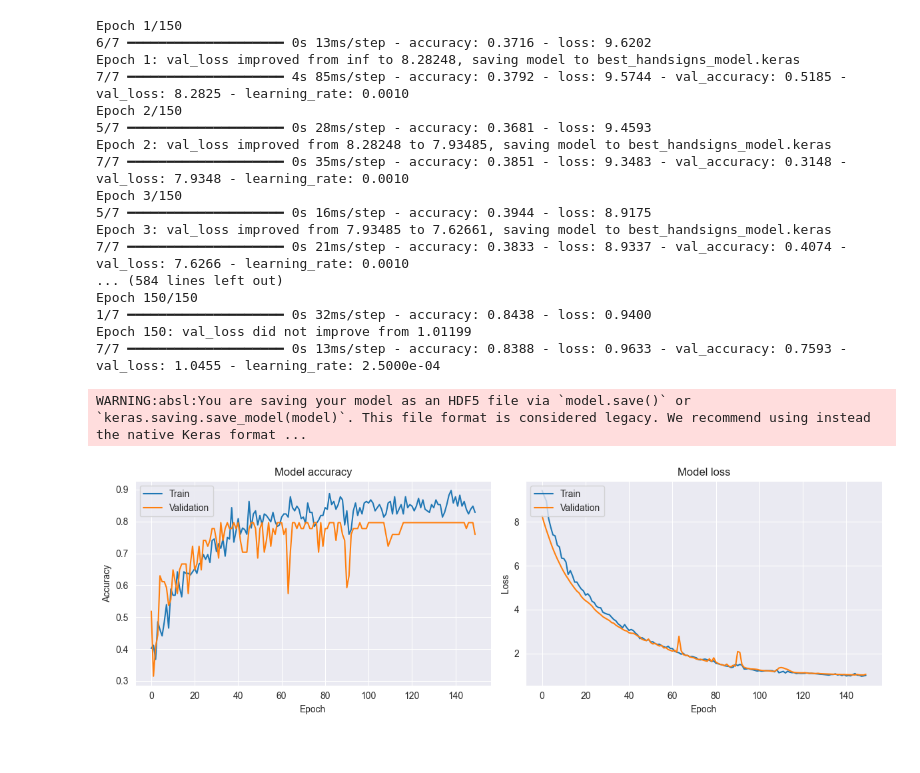
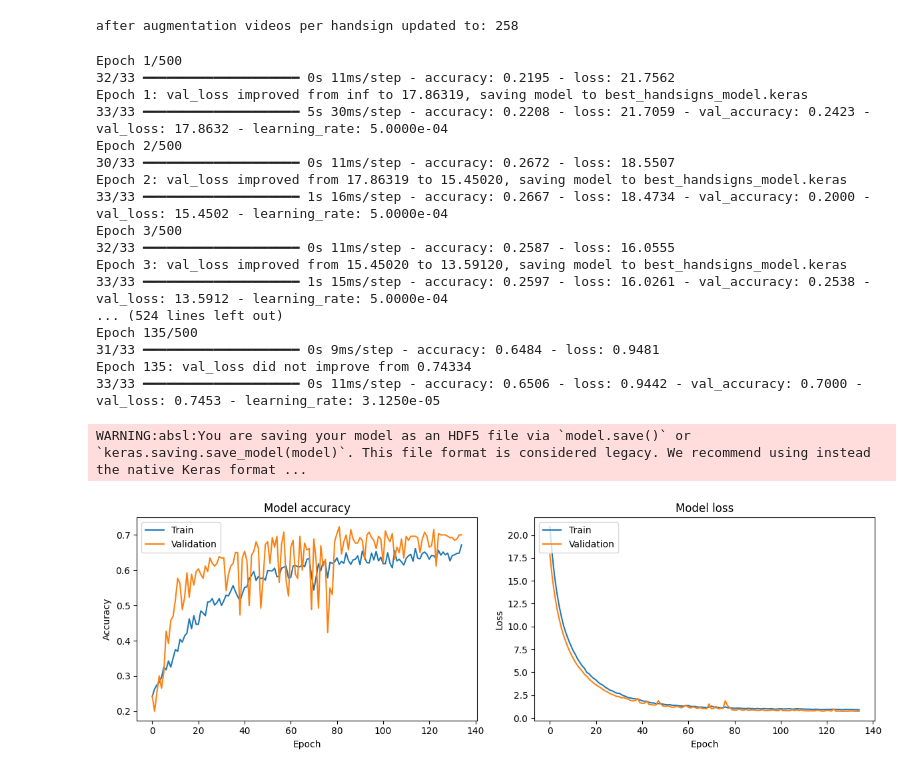
Before and after one commit to jkevorkian/neural-network-manopedia, a Jupyter notebook: building-and-trainingV2.ipynb, the cells around one changed output. Drawn from its saved outputs; the diff is of its cells as text; code cells hidden in the pictures.

Commit message:
adding new data augmentation section that duplicates videos applying linear transformations and noise to the data as to artificiall make a more robust dataset

```diff
--- a/building-and-trainingV2.ipynb
+++ b/building-and-trainingV2.ipynb
@@ -4,20 +4,23 @@
 import numpy as np
 
 # Define the parameters for the data shape
-num_handsigns = 4
+num_handsigns = 5
 videos_per_handsign = 86
-frames_per_video = 20
+frames_per_video = 10
 num_landmarks = 51
 num_coordinates = 3
 
+data_augmentation = True
+num_augmented_versions = 2  #how many videos will be created from augmenting each sigle video from the dataset
+
 # Hand sign mapping
 handsign_names = {
-    0: "ninguna seña",
+    0: "C",
     1: "cumpleaños",
     2: "mujer",
-    3: "sordo"
-    #4: "Verde",
-    #5: "Amarillo",
+    3: "sordo",
+    4: "L",
+    #5: "C",
     #5: "Brillante",
     #7: "Celeste",
     #8: "Colores",
@@ -176,16 +281,16 @@ model = Sequential([
     Reshape((frames_per_video, num_landmarks * num_coordinates), input_shape=(frames_per_video, num_landmarks, num_coordinates)),
 
     # LSTM layers with Dropout and Batch Normalization to reduce overfitting
-    LSTM(64, return_sequences=True, kernel_regularizer=l2(0.02)),
+    LSTM(64, return_sequences=True, kernel_regularizer=l2(0.05)),
     BatchNormalization(),
     Dropout(0.7),
 
-    LSTM(64, return_sequences=False, kernel_regularizer=l2(0.02)),
+    LSTM(128, return_sequences=False, kernel_regularizer=l2(0.05)),
     BatchNormalization(),
     Dropout(0.7),
 
     # Fully connected layer
-    Dense(128, activation='relu', kernel_regularizer=l2(0.02)),
+    Dense(64, activation='relu', kernel_regularizer=l2(0.05)),
     BatchNormalization(),
     Dropout(0.7),
 
@@ -194,7 +299,7 @@ model = Sequential([
 ])
 
 # Specify a learning rate
-learning_rate = 0.001
+learning_rate = 0.0005
 
 model.compile(optimizer=Adam(learning_rate=learning_rate), loss='sparse_categorical_crossentropy', metrics=['accuracy'])
 
@@ -204,10 +309,17 @@ model.compile(optimizer=Adam(learning_rate=learning_rate), loss='sparse_categori
 from sklearn.model_selection import train_test_split
 import shutil
 
-# Load the data from the .npy file
-shutil.copy('handsigns_data.npy', 'copy_handsigns_data.npy')
-data_array = np.load('copy_handsigns_data.npy')
+# Load the data from the .npy file, making a copy to use for training as to not modify the original extracted data
+if data_augmentation:
+    shutil.copy('handsigns_data_augmented.npy', 'handsigns_data_training_copy.npy')
+    data_array = np.load('handsigns_data_training_copy.npy')
 
+    # Update videos_per_handsign based on augmentation
+    #videos_per_handsign = data_array.shape[1]  # Dynamically update based on the new augmented shape
+    print("after augmentation videos per handsign updated to: " + str(data_array.shape[1]))
+else:
+    shutil.copy('handsigns_data.npy', 'handsigns_data_training_copy.npy')
+    data_array = np.load('handsigns_data_training_copy.npy')
 
 
 # X remains unchanged
@@ -254,6 +366,8 @@ X_val = X_val.reshape(-1, frames_per_video, num_landmarks, num_coordinates)
 # Flatten y_train and y_val
 y_train = y_train.flatten()
 y_val = y_val.flatten()
+# %% [output]
+after augmentation videos per handsign updated to: 258
 # %%
 ##          MODEL TRAINING          ##
 from tensorflow.keras.callbacks import EarlyStopping, ModelCheckpoint, ReduceLROnPlateau
@@ -270,10 +384,10 @@ reduce_lr = ReduceLROnPlateau(monitor='val_loss', factor=0.5, patience=5, min_lr
 # Train the model
 history = model.fit(
     X_train, y_train,
-    epochs=150,
+    epochs=500,
     batch_size=32,
     validation_data=(X_val, y_val),
-    callbacks=[checkpoint, reduce_lr]
+    callbacks=[early_stopping, checkpoint, reduce_lr]
 )
 
 
@@ -289,51 +403,51 @@ with open('training_history.pkl', 'wb') as f:
 
 ##          TRAINING HISTORY ANALYSIS           ##
 import matplotlib.pyplot as plt
 
 # Plot training & validation accuracy values
 plt.figure(figsize=(12, 4))
 plt.subplot(1, 2, 1)
 plt.plot(history.history['accuracy'])
 plt.plot(history.history['val_accuracy'])
 plt.title('Model accuracy')
 plt.ylabel('Accuracy')
 plt.xlabel('Epoch')
 plt.legend(['Train', 'Validation'], loc='upper left')
 
 # Plot training & validation loss values
 plt.subplot(1, 2, 2)
 plt.plot(history.history['loss'])
 plt.plot(history.history['val_loss'])
 plt.title('Model loss')
 plt.ylabel('Loss')
 plt.xlabel('Epoch')
 plt.legend(['Train', 'Validation'], loc='upper left')
 
 plt.tight_layout()
 plt.show()
 
 # If you want to save the plot instead of displaying it:
 # plt.savefig('training_history.png')
 # %% [output]
-Epoch 1/150
-6/7 ━━━━━━━━━━━━━━━━━━━━ 0s 13ms/step - accuracy: 0.3716 - loss: 9.6202
-Epoch 1: val_loss improved from inf to 8.28248, saving model to best_handsigns_model.keras
-7/7 ━━━━━━━━━━━━━━━━━━━━ 4s 85ms/step - accuracy: 0.3792 - loss: 9.5744 - val_accuracy: 0.5185 - val_loss: 8.2825 - learning_rate: 0.0010
-Epoch 2/150
-5/7 ━━━━━━━━━━━━━━━━━━━━ 0s 28ms/step - accuracy: 0.3681 - loss: 9.4593
-Epoch 2: val_loss improved from 8.28248 to 7.93485, saving model to best_handsigns_model.keras
-7/7 ━━━━━━━━━━━━━━━━━━━━ 0s 35ms/step - accuracy: 0.3851 - loss: 9.3483 - val_accuracy: 0.3148 - val_loss: 7.9348 - learning_rate: 0.0010
-Epoch 3/150
-5/7 ━━━━━━━━━━━━━━━━━━━━ 0s 16ms/step - accuracy: 0.3944 - loss: 8.9175
-Epoch 3: val_loss improved from 7.93485 to 7.62661, saving model to best_handsigns_model.keras
-7/7 ━━━━━━━━━━━━━━━━━━━━ 0s 21ms/step - accuracy: 0.3833 - loss: 8.9337 - val_accuracy: 0.4074 - val_loss: 7.6266 - learning_rate: 0.0010
-... (584 lines left out)
-Epoch 150/150
-1/7 ━━━━━━━━━━━━━━━━━━━━ 0s 32ms/step - accuracy: 0.8438 - loss: 0.9400
-Epoch 150: val_loss did not improve from 1.01199
-7/7 ━━━━━━━━━━━━━━━━━━━━ 0s 13ms/step - accuracy: 0.8388 - loss: 0.9633 - val_accuracy: 0.7593 - val_loss: 1.0455 - learning_rate: 2.5000e-04
+Epoch 1/500
+32/33 ━━━━━━━━━━━━━━━━━━━━ 0s 11ms/step - accuracy: 0.2195 - loss: 21.7562
+Epoch 1: val_loss improved from inf to 17.86319, saving model to best_handsigns_model.keras
+33/33 ━━━━━━━━━━━━━━━━━━━━ 5s 30ms/step - accuracy: 0.2208 - loss: 21.7059 - val_accuracy: 0.2423 - val_loss: 17.8632 - learning_rate: 5.0000e-04
+Epoch 2/500
+30/33 ━━━━━━━━━━━━━━━━━━━━ 0s 11ms/step - accuracy: 0.2672 - loss: 18.5507
+Epoch 2: val_loss improved from 17.86319 to 15.45020, saving model to best_handsigns_model.keras
+33/33 ━━━━━━━━━━━━━━━━━━━━ 1s 16ms/step - accuracy: 0.2667 - loss: 18.4734 - val_accuracy: 0.2000 - val_loss: 15.4502 - learning_rate: 5.0000e-04
+Epoch 3/500
+32/33 ━━━━━━━━━━━━━━━━━━━━ 0s 11ms/step - accuracy: 0.2587 - loss: 16.0555
+Epoch 3: val_loss improved from 15.45020 to 13.59120, saving model to best_handsigns_model.keras
+33/33 ━━━━━━━━━━━━━━━━━━━━ 1s 15ms/step - accuracy: 0.2597 - loss: 16.0261 - val_accuracy: 0.2538 - val_loss: 13.5912 - learning_rate: 5.0000e-04
+... (524 lines left out)
+Epoch 135/500
+31/33 ━━━━━━━━━━━━━━━━━━━━ 0s 9ms/step - accuracy: 0.6484 - loss: 0.9481
+Epoch 135: val_loss did not improve from 0.74334
+33/33 ━━━━━━━━━━━━━━━━━━━━ 0s 11ms/step - accuracy: 0.6506 - loss: 0.9442 - val_accuracy: 0.7000 - val_loss: 0.7453 - learning_rate: 3.1250e-05
 WARNING:absl:You are saving your model as an HDF5 file via `model.save()` or `keras.saving.save_model(model)`. This file format is considered legacy. We recommend using instead the native Keras format ...
-[figure, old version]
+[figure, new version]
 # %%
 ##          SINGLE VIDEO PREDICTION TEST         ##
 def predict_handsign(video_path, model):
```
Also changed, not shown: parts of 6 cells of this notebook.
